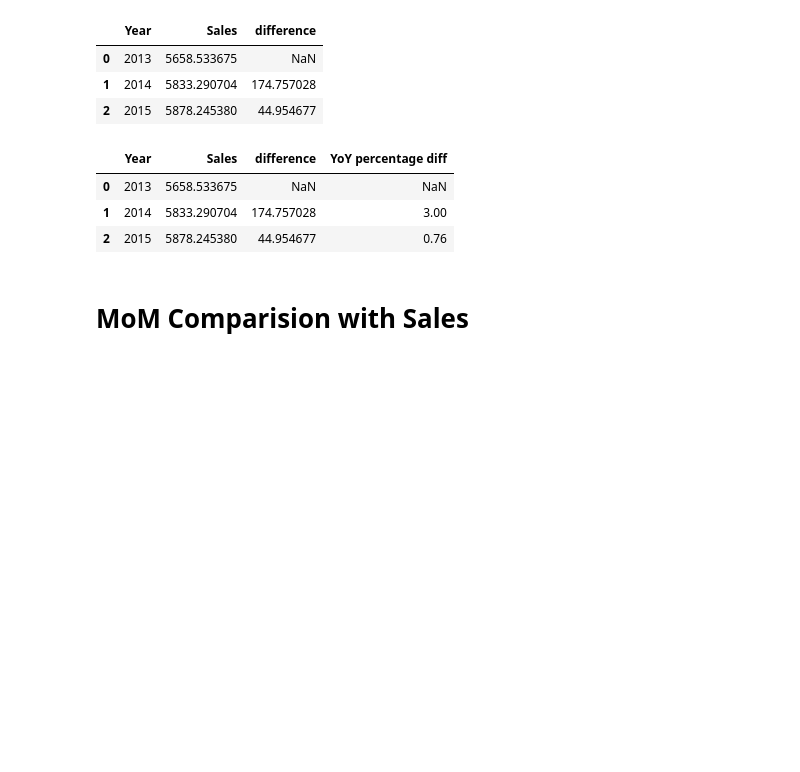
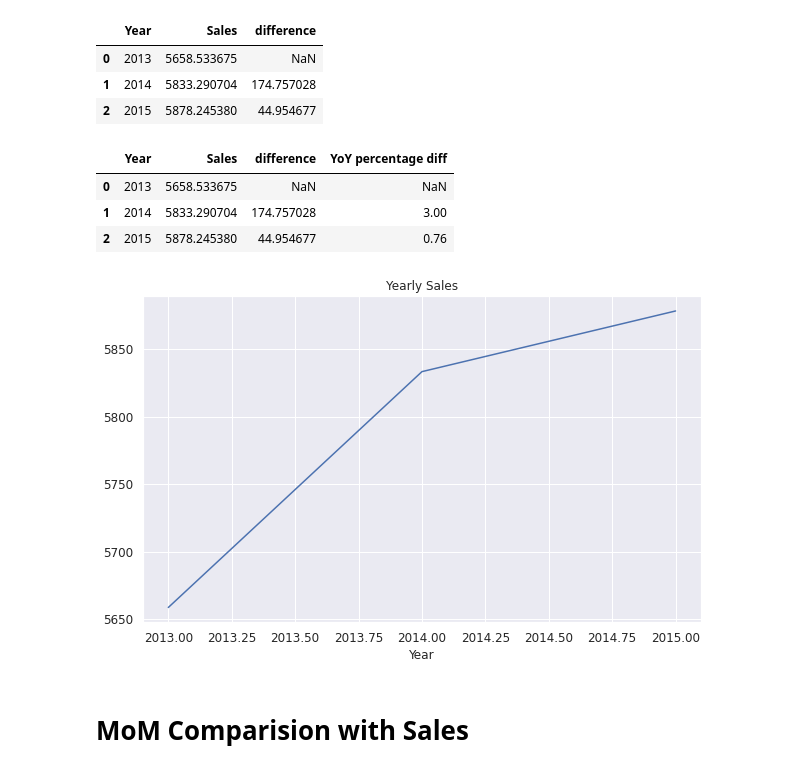
Before and after one commit to SaniyaBubere/ML_Regression_Retails_Sales_Prediction, a Jupyter notebook: ML_Regression_Retails_sales_Prediction.ipynb, the cells around one changed output. Saved outputs shown, nothing was run; the diff lists cells and outputs as text; code cells hidden in the pictures; blank space fills up the shorter version.

```diff
--- a/ML_Regression_Retails_sales_Prediction.ipynb
+++ b/ML_Regression_Retails_sales_Prediction.ipynb
@@ -848,6 +848,10 @@ var
 | 0 | 2013 | 5658.533675 | NaN | NaN |
 | 1 | 2014 | 5833.290704 | 174.757028 | 3.00 |
 | 2 | 2015 | 5878.245380 | 44.954677 | 0.76 |
+# %%
+var=var.groupby('Year')['Sales'].mean().plot(figsize=(10,6),fontsize=12,title='Yearly Sales')
+# %% [output]
+[figure, added]
 # %% [markdown]
 # **MoM** **Comparision with Sales**
 # %% [markdown]
```
Also changed, not shown: parts of 34 cells of this notebook.
